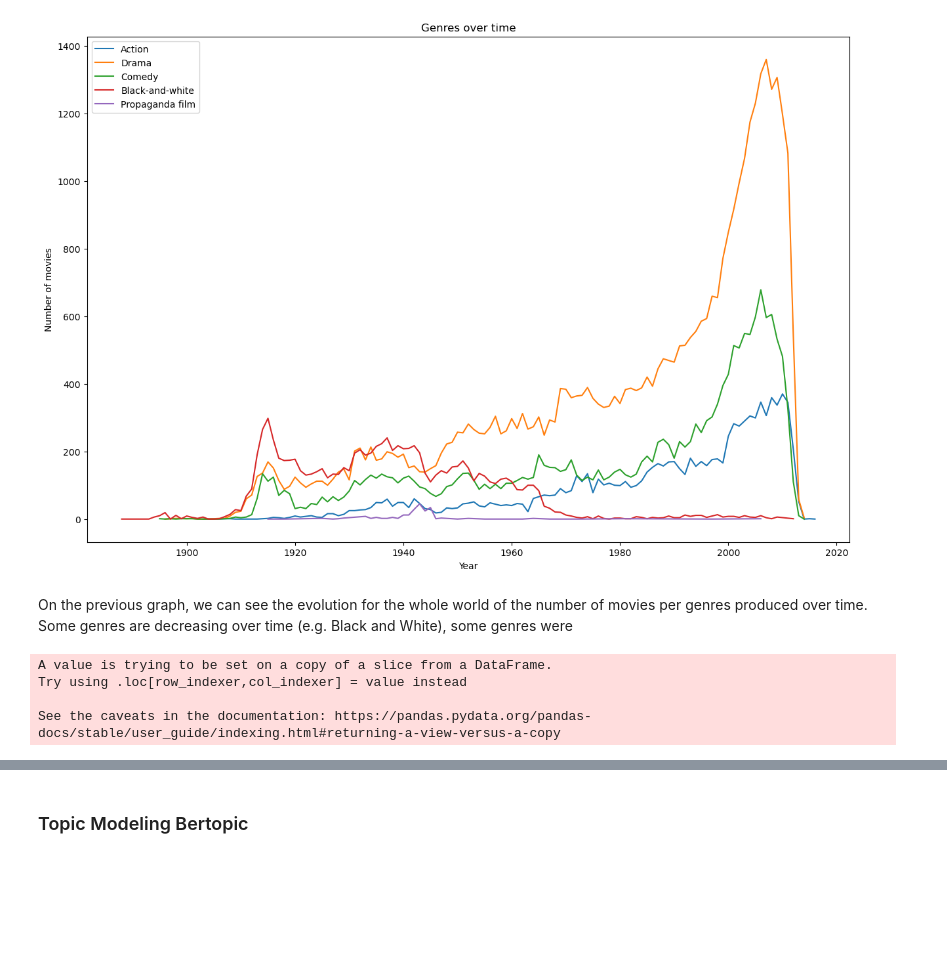
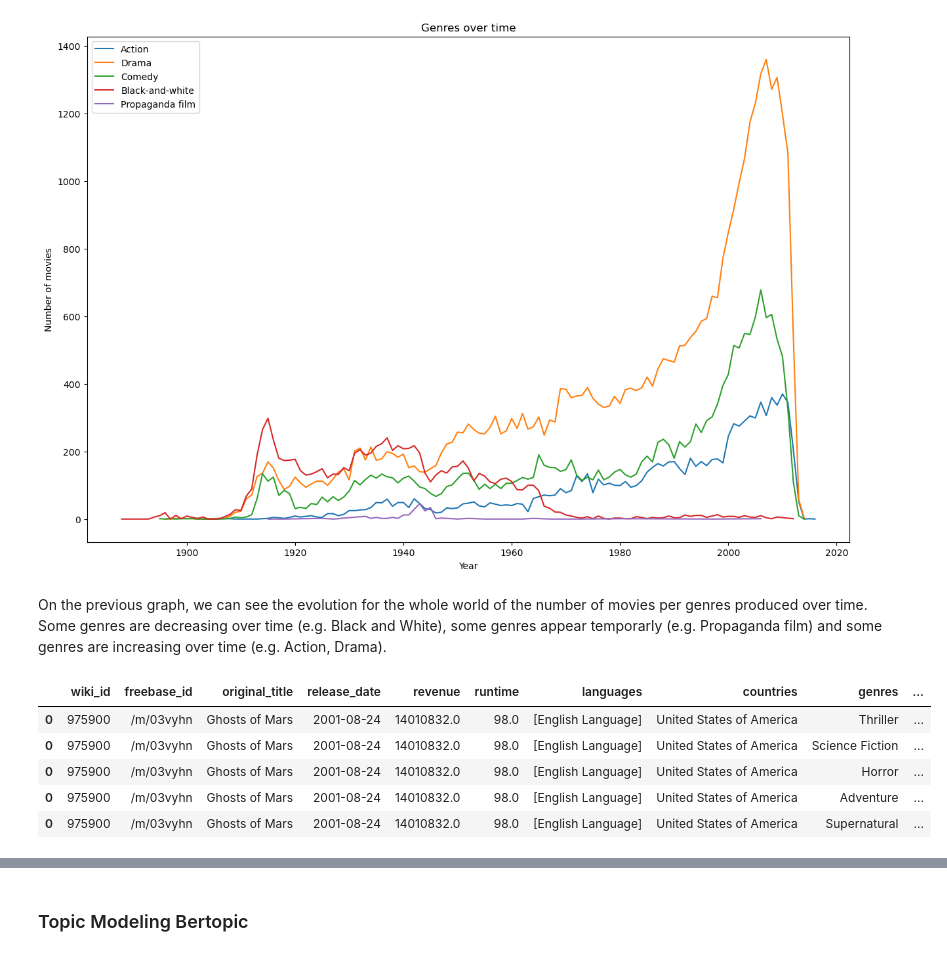
Before and after one commit to epfl-ada/ada-2024-project-teamcsx24, a Jupyter notebook: src/analysisResearch/dataExplo.ipynb, the cells around one changed output, grey strips where cells are left out. Saved outputs shown, nothing was run; the diff lists cells and outputs as text; code cells hidden in the pictures; blank space fills up the shorter version.

```diff
--- a/src/analysisResearch/dataExplo.ipynb
+++ b/src/analysisResearch/dataExplo.ipynb
@@ -87,4 +87,4 @@ plt.show()
 # %% [output]
 [figure]
 # %% [markdown]
-On the previous graph, we can see the evolution for the whole world of the number of movies per genres produced over time. Some genres are decreasing over time (e.g. Black and White), some genres were
+On the previous graph, we can see the evolution for the whole world of the number of movies per genres produced over time. Some genres are decreasing over time (e.g. Black and White), some genres appear temporarly (e.g. Propaganda film) and some genres are increasing over time (e.g. Action, Drama).
@@ -93,34 +90,0 @@ import plotly.express as px
-# %%
-country = 'Germany'  # Specify the country
-time_interval = 10
-selected_genres = ['Action', 'Drama', 'Comedy', 'Thriller','World cinema', 'Horror']
-df_country = df_genres_countries_exploded[df_genres_countries_exploded['countries'] == country]
-
-# Calculate the number of films in each genre by year and by period
-df_country['year'] = df_country['release_date'].dt.year
-genre_by_year = df_country.groupby(['year', 'genres']).size().unstack().fillna(0)
-genre_by_year['period'] = (genre_by_year.index // time_interval) * time_interval
-genre_by_period = genre_by_year.groupby('period').sum()
-
-# Select the genres of interest and calculate the proportion of each genre
-genre_by_period_selected = genre_by_period[selected_genres]
-genre_by_period_selected_proportion = genre_by_period_selected.div(genre_by_period_selected.sum(axis=1), axis=0)
-
-
-# Prepare the data for Plotly
-df_plot = genre_by_period_selected_proportion.reset_index().melt(id_vars='period', var_name='Genre', value_name='Proportion')
-
-# Create the interactive stacked area plot with Plotly
-fig = px.area(df_plot, x='period', y='Proportion', color='Genre',
-              labels={'Proportion': 'Proportion of Films', 'period': f'Period (Every {time_interval} Years)'},
-              title=f"Proportion of Selected Genres Over Time in {country} (By {time_interval}-year Periods)",
-              template="plotly_dark")
-
-# Show the plot
-fig.update_layout(margin={"r":0,"t":40,"l":0,"b":0})
-fig.show()
-# %% [output]
-A value is trying to be set on a copy of a slice from a DataFrame.
-Try using .loc[row_indexer,col_indexer] = value instead
-
-See the caveats in the documentation: https://pandas.pydata.org/pandas-docs/stable/user_guide/indexing.html#returning-a-view-versus-a-copy
@@ -155,0 +91,9 @@ fig.show()
+# %%
+df_genres_countries_exploded.head()
+# %% [output]
+|  | wiki_id | freebase_id | original_title | release_date | revenue | runtime | languages | countries | genres | ... |
+| 0 | 975900 | /m/03vyhn | Ghosts of Mars | 2001-08-24 | 14010832.0 | 98.0 | [English Language] | United States of America | Thriller | ... |
+| 0 | 975900 | /m/03vyhn | Ghosts of Mars | 2001-08-24 | 14010832.0 | 98.0 | [English Language] | United States of America | Science Fiction | ... |
+| 0 | 975900 | /m/03vyhn | Ghosts of Mars | 2001-08-24 | 14010832.0 | 98.0 | [English Language] | United States of America | Horror | ... |
+| 0 | 975900 | /m/03vyhn | Ghosts of Mars | 2001-08-24 | 14010832.0 | 98.0 | [English Language] | United States of America | Adventure | ... |
+| 0 | 975900 | /m/03vyhn | Ghosts of Mars | 2001-08-24 | 14010832.0 | 98.0 | [English Language] | United States of America | Supernatural | ... |
```
Also changed, not shown: parts of 6 cells of this notebook, 1 other file.
